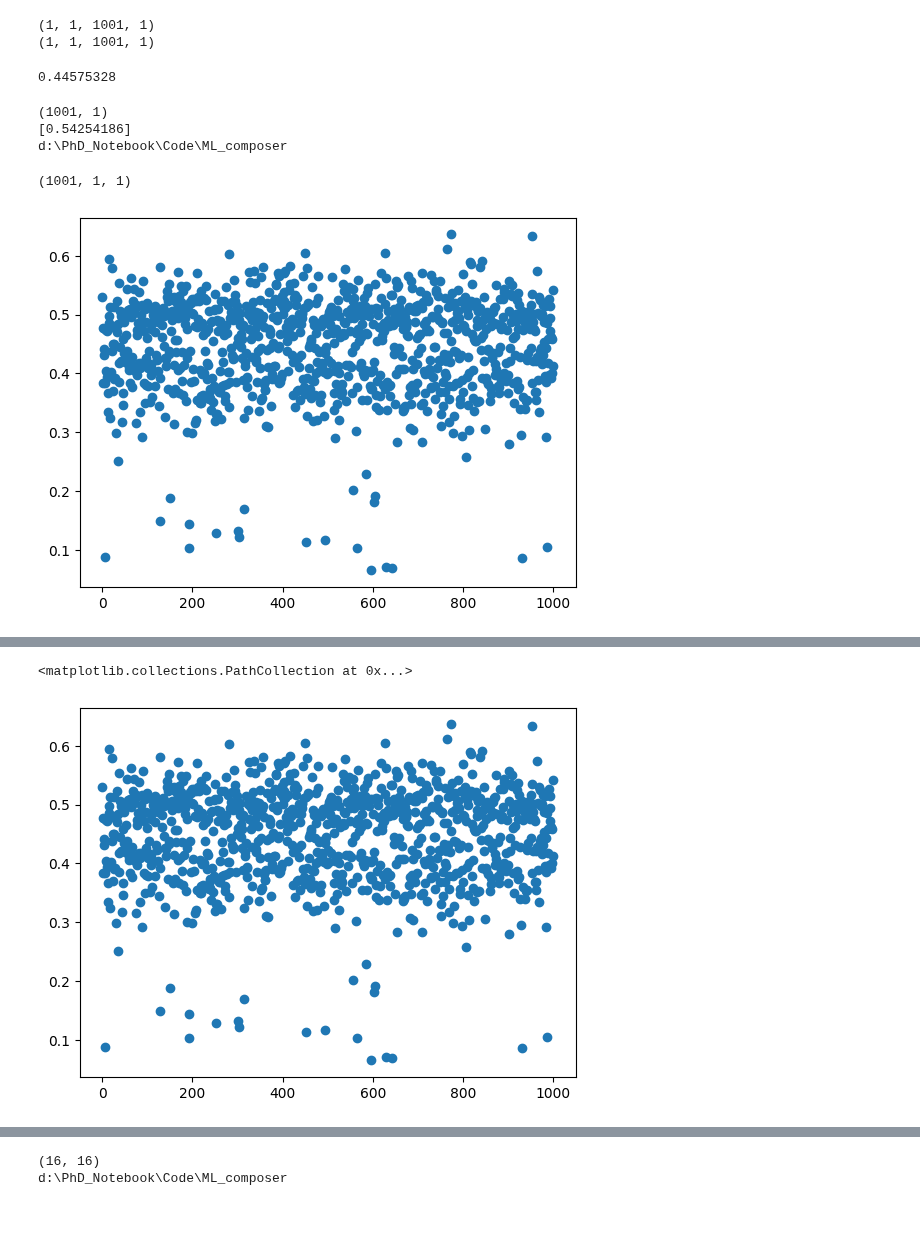
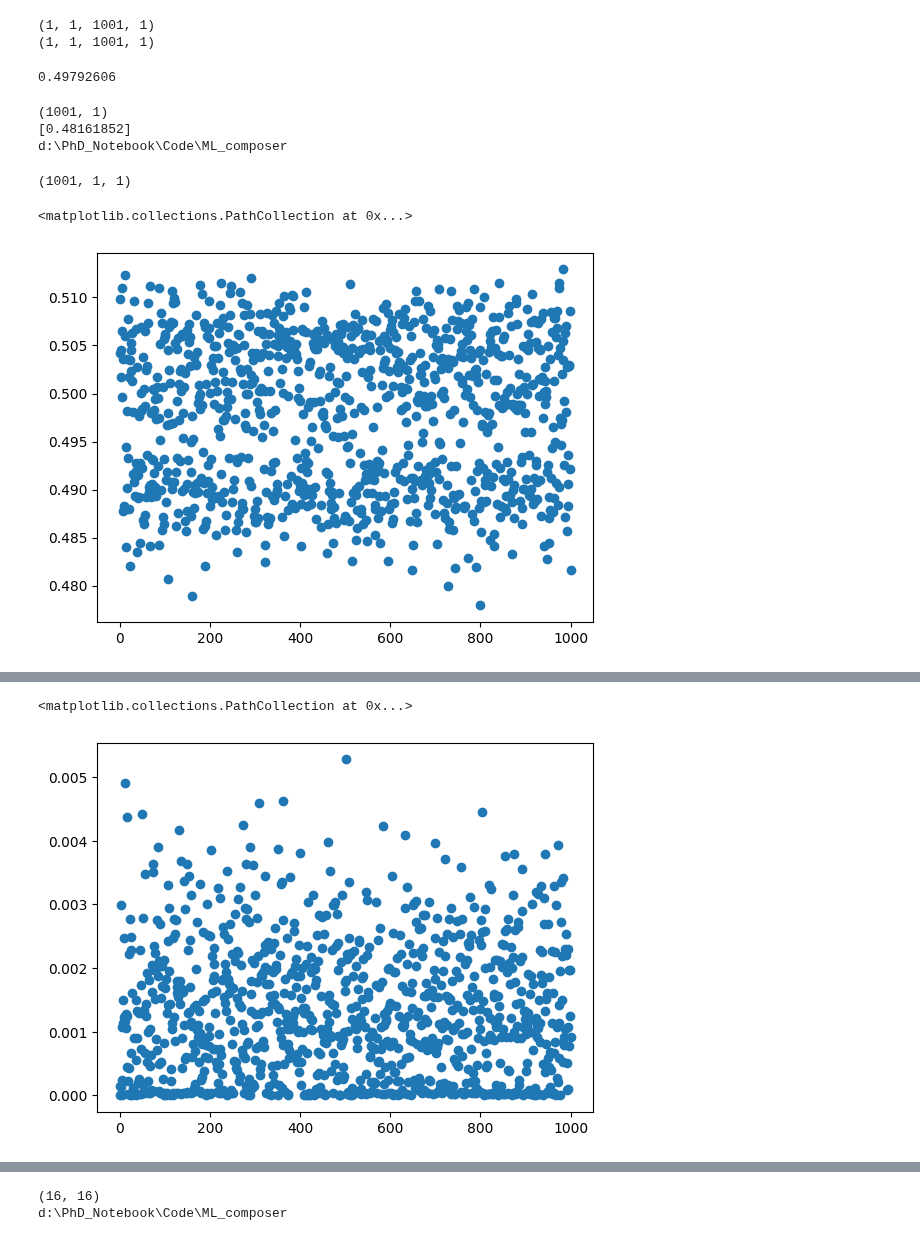
Before and after one commit to CCS-voidBird/PhD_Notebook, a Jupyter notebook: Code/ML_composer/Shap_Model_Interpretation.ipynb, the cells around one changed output, grey strips where cells are left out. Cells and saved outputs as stored; diff of their text form; code cells hidden in the pictures.

```diff
--- a/Code/ML_composer/Shap_Model_Interpretation.ipynb
+++ b/Code/ML_composer/Shap_Model_Interpretation.ipynb
@@ -20,7 +16,7 @@ Model_series = "MultiLevel/Densely/MultiLevel_Attention_1Head16eb16LC1LB_1000Bay
 #Model_series = "MultiLevel/MultiLevel_Attention_1Head16eb16LC10LB_pcaIndex"
 Model_path = user_profile+"OneDrive - The University of Queensland/PhD/HPC_Results/Sugarcane_disease/ML/" + Model_series
 #Model_path = "F:/PhD_Notebook/Code/ML_composer/"
-#Model_path = "H:/ML_archive/test_model"
+Model_path = "H:/ML_archive/PIP_attention/v3_beforeSoftmax"
 #Model_path = "E:/learning resource/OneDrive - The University of Queensland/PhD/HPC_Results/Sugarcane_disease/ML/"
 # %%
 from keras import backend as K
@@ -29,7 +25,7 @@ print(tf.__version__)
 # %% [output]
 2.9.1
 # %%
-model_folder = "smut_MultiLevelAttention_1"
+model_folder = "smut_MultiLevelAttention_3"
 
 #model_folder = "test_model"
 full_path = Model_path + "/" + model_folder
@@ -125,30 +121,33 @@ import math
 np.mean(mean_SNP_attention)
 #mean_SNP_attention = tf.reduce_sum(mean_SNP_attention,axis=-1)
 # %% [output]
-0.44575328
+0.49792606
 # %%
 print(mean_SNP_attention.shape)
 print(mean_SNP_attention[-1])
 print(os.getcwd())
 # %% [output]
 (1001, 1)
-[0.54254186]
+[0.48161852]
 d:\PhD_Notebook\Code\ML_composer
 # %%
 print(attention.shape)
 #plt.scatter(x=np.tile(np.arange(0,26080),1),y=abs(mean_SNP_attention))
 plt.scatter(x=np.tile(np.arange(0,z),d),y=mean_SNP_attention)
-np.savetxt("smut1_attentions_freq.csv",mean_SNP_attention,delimiter="\t")
+#np.savetxt("smut1_attentions_freq.csv",mean_SNP_attention,delimiter="\t")
 # %% [output]
 (1001, 1, 1)
+<matplotlib.collections.PathCollection at 0x...>
-[figure, old version]
+[figure, new version]
 # %%
 intermediate_conv1 = tf.keras.Model(inputs=model.input,
-                                         outputs=model.layers[7].output)
-
-intermediate_conv1_output = intermediate_conv1.predict(data)
-conv_attention = K.expand_dims(intermediate_conv1_output,axis=1)
+                                         outputs=model.layers[8].output)
+print(model.layers[8].name)
+conv_attention = intermediate_conv1.predict(data)
+#conv_attention = K.expand_dims(intermediate_conv1_output,axis=1)
 print(conv_attention.shape)
-conv_attention =np.array(tf.reshape(conv_attention,(1001,1)))
-plt.scatter(x=np.tile(np.arange(0,1001),1),y=conv_attention)
+#conv_attention =np.array(tf.reshape(conv_attention,(1001,d)))
+#np.savetxt("smut1_conv1.csv",tf.reduce_mean(conv_attention,axis=-1),delimiter="\t")
+#plt.scatter(x=np.tile(np.arange(0,1001),1),y=np.square(tf.reduce_mean(conv_attention,axis=-1)))
+plt.scatter(x=np.tile(np.arange(0,1001),1),y=conv_attention**2)
 # %% [output]
@@ -157,2 +157,2 @@ plt.scatter(x=np.tile(np.arange(0,1001),1),y=conv_attention)
 <matplotlib.collections.PathCollection at 0x...>
-[figure, old version]
+[figure, new version]
```
Also changed, not shown: parts of 12 cells of this notebook, 5 other files.
